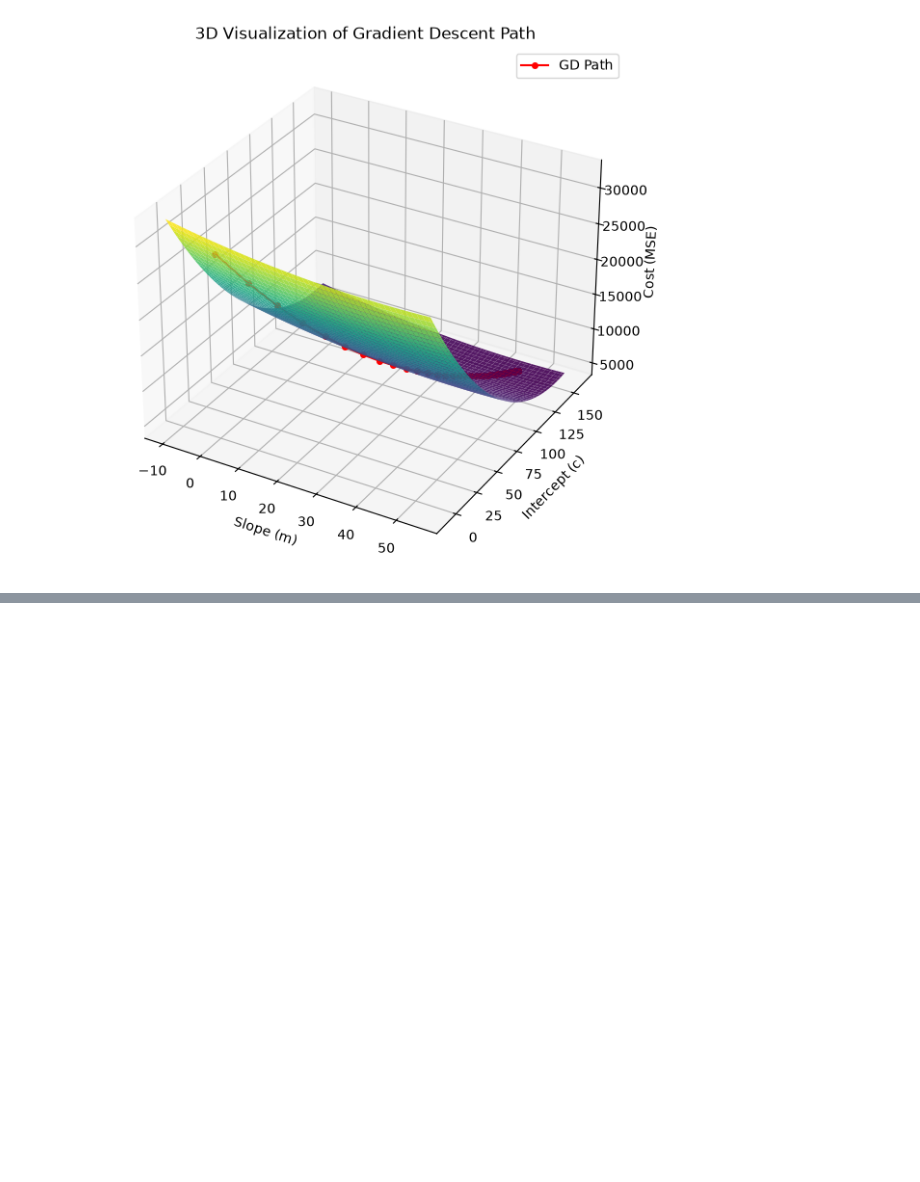
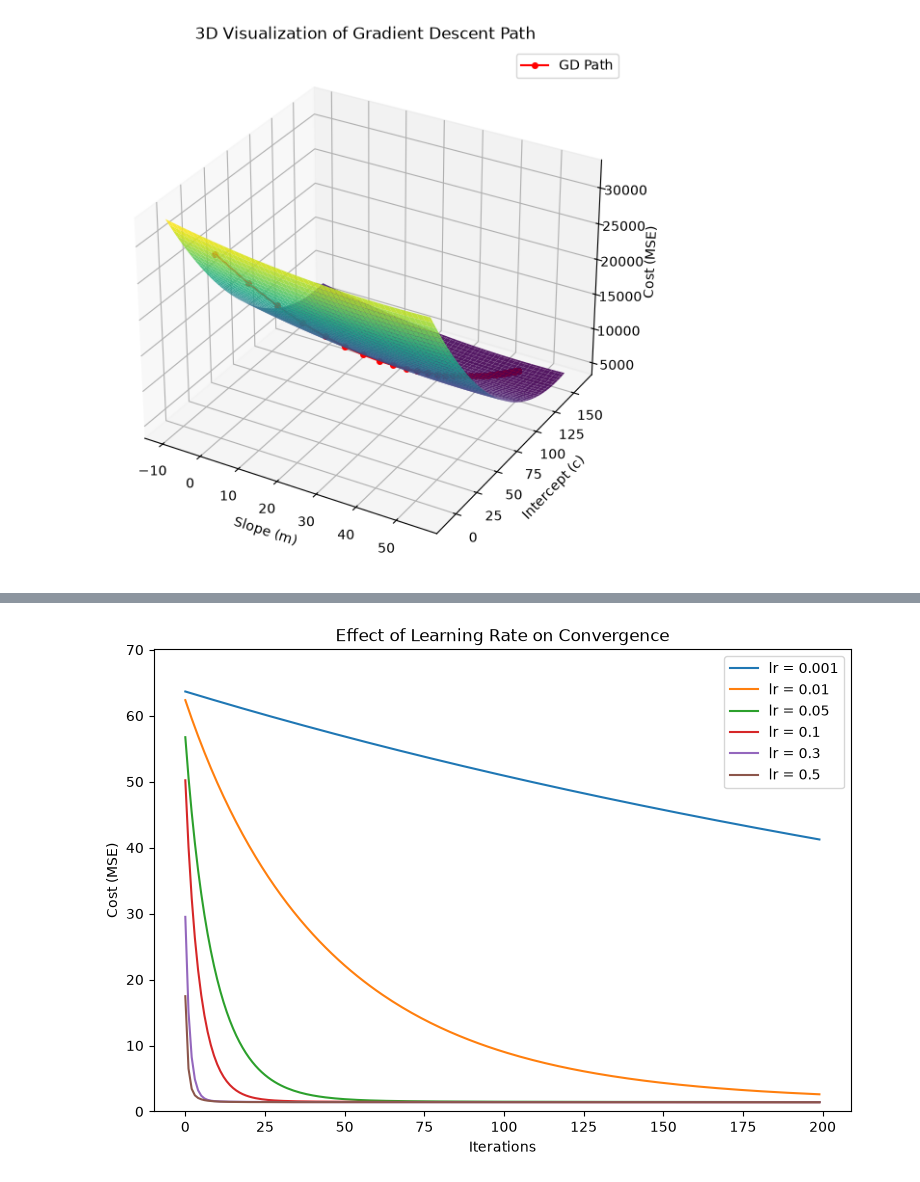
Before and after one commit to ArdenDiago/ML-Lab, a Jupyter notebook: lab/lab5/lab5.ipynb, the cells around one changed output, grey strips where cells are left out. Drawn from its saved outputs; the diff is of its cells as text; code cells hidden in the pictures; blank space fills up the shorter version.

```diff
--- a/lab/lab5/lab5.ipynb
+++ b/lab/lab5/lab5.ipynb
@@ -575,0 +700,6 @@ Stochastic GD
+# %%
+X_train, X_test, y_train, y_test = train_test_split(
+    X, y, test_size=0.2, random_state=42
+)
+
+print(f"Train set: {X_train.shape}, Test set: {X_test.shape}")
@@ -575,0 +731,20 @@ Stochastic GD
+# %%
+def compute_cost(theta, X, y):
+    m = len(y)
+    predictions = X.dot(theta)
+    return (1 / (2 * m)) * np.sum((predictions - y) ** 2)
+
+
+def batch_gradient_descent(X, y, learning_rate=0.05, iterations=1000):
+    m, n = X.shape
+    theta = np.zeros(n)
+    cost_history = []
+
+    for i in range(iterations):
+        predictions = X.dot(theta)
+        error = predictions - y
+        gradients = (1 / m) * X.T.dot(error)
+        theta = theta - learning_rate * gradients
+        cost_history.append(compute_cost(theta, X, y))
+
+    return theta, cost_history
@@ -575,0 +769,20 @@ Stochastic GD
+# %%
+learning_rates = [0.001, 0.01, 0.05, 0.1, 0.3, 0.5]
+lr_histories = {}
+
+for lr in learning_rates:
+    _, history = batch_gradient_descent(X_train_bias, y_train, learning_rate=lr, iterations=200)
+    lr_histories[lr] = history
+
+plt.figure(figsize=(9, 6))
+for lr, history in lr_histories.items():
+    plt.plot(history, label=f"lr = {lr}")
+
+plt.xlabel("Iterations")
+plt.ylabel("Cost (MSE)")
+plt.title("Effect of Learning Rate on Convergence")
+plt.legend()
+plt.ylim(0, lr_histories[learning_rates[0]][0] * 1.1)
+plt.show()
+# %% [output]
+[figure, added]
```
Also changed, not shown: parts of 27 cells of this notebook, 13 other files.
